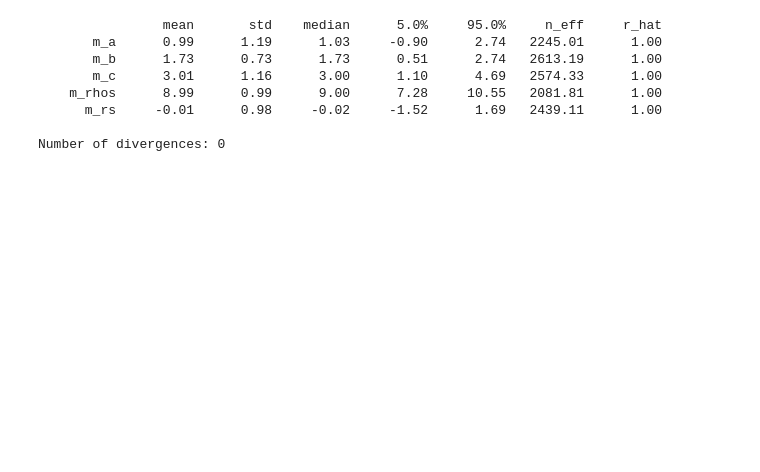
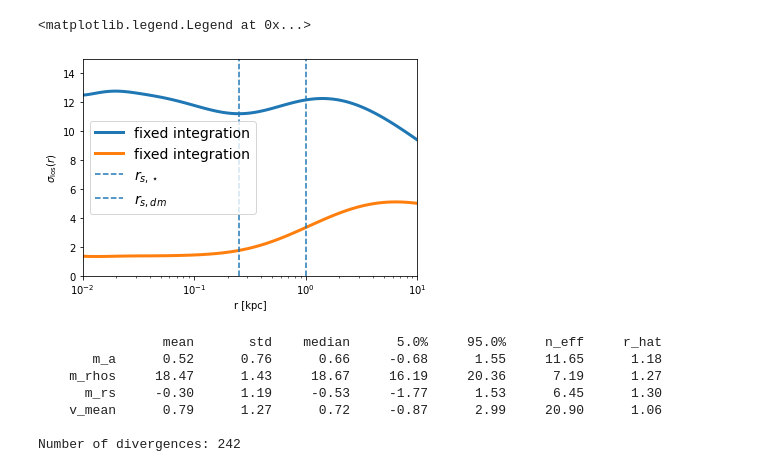
Before and after one commit to jguerra-astro/dynamicall, a Jupyter notebook: notebooks/example.ipynb, the cells around one changed output. Drawn from its saved outputs; the diff is of its cells as text; code cells hidden in the pictures; blank space fills up the shorter version.

```diff
--- a/notebooks/example.ipynb
+++ b/notebooks/example.ipynb
@@ -52,7 +68,7 @@ xmass,wmass  = np.loadtxt('/Users/juan/phd/projects/weird-jeans/src/data/gausleg
 xmass = jnp.array(xmass)
 wmass = jnp.array(wmass)
 
-xdisp,wdisp  = np.loadtxt('/Users/juan/phd/projects/weird-jeans/src/data/gausleg_100',delimiter=',')
+xdisp,wdisp  = np.loadtxt('/Users/juan/phd/projects/weird-jeans/src/data/gausleg_10',delimiter=',')
 
 xdisp = jnp.array(xdisp)
 wdisp = jnp.array(wdisp)
@@ -106,10 +122,12 @@ w = jnp.sin(xi)
 
 @jax.jit
 def mass_integral(r,rhos,rs,a,b,c):
+    q = r/rs
+    coeff = 4*jnp.pi * rhos*rs**2* q
+    # return coeff*jnp.sum(wi*jnp.cos(xi)*(r*jnp.sin(xi))**2 * density(r*jnp.sin(xi),1.0,1.0,a,b,c))
+    return coeff*jnp.sum(wi*s*(q*w)**2 * density(q*w,1.0,1.0,a,b,c))
 
-    coeff = 4*jnp.pi * rhos*rs**3* r
-    # return coeff*jnp.sum(wi*jnp.cos(xi)*(r*jnp.sin(xi))**2 * density(r*jnp.sin(xi),1.0,1.0,a,b,c))
-    return coeff*jnp.sum(wi*s*(r*w)**2 * density(r*w,1.0,1.0,a,b,c))
+vec_mass  = jax.vmap(mass_integral,in_axes=(0, None,None,None, None,None))
 
 vec_mass  = jax.vmap(mass_integral,in_axes=(0, None,None,None, None,None))
 # mass = vec_mass(r,rhos,rs,a,b,c)
@@ -141,10 +159,6 @@ def func2(x,R_,rhos,rs,a,b,c):
     sn = vec_dispn(x,rhos,rs,a,b,c)
     return sn*x/jnp.sqrt(x**2-R_**2)
 
-xcg = np.loadtxt('/Users/juan/phd/projects/weird-jeans/src/data/ChebyGauss100_x.txt')
-wcg = np.loadtxt('/Users/juan/phd/projects/weird-jeans/src/data/ChebyGauss100_w.txt')
-xcg = jnp.array(xcg)
-wcg = jnp.array(wcg)
 
 y0 = 0        # lowerbound
 y1 = jnp.pi/2 # upperbound
@@ -161,12 +175,14 @@ def test_dispersion(R_: float,rhos: float,rs: float,a: float,b: float,c: float)
     then using Gauss-Legendre transformation.
     using the transform x =
     '''
+    rhos= jnp.exp(rhos)
+    rs = jnp.exp(rs)
     # y0 = 0        # lowerbound
     # y1 = jnp.pi/2 # upperbound
     # # Modified weights and points for
     # xk = 0.5*(y1-y0)* xdisp + 0.5*(y1+y0)
     # wk = 0.5*(y1-y0)* wdisp
     # return 2* R_* jnp.sum(wk*jnp.cos(xk)*func2(R_/jnp.sin(xk),R_,rhos,rs,a,b,c)/jnp.sin(xk)**2,axis=0)/JeansOM.projected_stars(R_,0.25)
-    return 2* R_* jnp.sum(wk*cosk*func2(R_/sink,R_,rhos,rs,a,b,c)/sink**2,axis=0)/JeansOM.projected_stars(R_,0.25)
+    return 9.5214061e32*2* R_* jnp.sum(wk*cosk*func2(R_/sink,R_,rhos,rs,a,b,c)/sink**2,axis=0)/JeansOM.projected_stars(R_,0.25)
 
 vec_dispb = jax.vmap(test_dispersion,in_axes=(0, None, None,None,None,None))
@@ -178,0 +189,31 @@ from numpyro.infer import MCMC, NUTS
+# %%
+r = jnp.logspace(-2,1,100)
+# NFW
+rhos = np.log(6.4e7)
+rs   = np.log(1.0)
+a    = 1.0
+b    = 1.0
+c    = 3.0
+
+disp_test = vec_dispb(r,rhos,rs,a,b,c)
+disp_test2 = vec_dispb(r,np.log(1e7),np.log(2),0,b,c)
+import astropy.units as u
+fig,ax = plt.subplots()
+
+ax.plot(r,jnp.sqrt(disp_test),lw=3,label = 'fixed integration')
+ax.plot(r,jnp.sqrt(disp_test2),lw=3,label = 'fixed integration')
+# ax.plot(r,jnp.sqrt((G*testdisp4*u.kpc**2/u.s**2).to(u.km**2/u.s**2).value),lw=3,label = 'scipy',linestyle='--')
+ax.axvline(0.25,linestyle='--',label=r'$r_{s,\star}$')
+ax.axvline(1,linestyle='--',label=r'$r_{s,dm}$')
+ax.set(
+    xlabel = r'r [kpc]',
+    ylabel = r'$\sigma_{\mathrm{los}}(r)$',
+    xscale='log',
+    # yscale='symlog'
+    xlim  = (.01,10),
+    ylim=(0,15),
+)
+plt.legend(fontsize=14)
+# %% [output]
+<matplotlib.legend.Legend at 0x...>
+[figure, added]
@@ -200,8 +235,8 @@ from jax import random
 rng_key = random.PRNGKey(0)
 rng_key, rng_key_ = random.split(rng_key)
 
-# Run NUTS.
-kernel = NUTS(model)
+# Run NUTS
+kernel = NUTS(model_flat)
 num_samples = 2000
 mcmc = MCMC(kernel, num_warmup=1000, num_samples=num_samples)
 mcmc.run(rng_key_,data= data,error=error)
@@ -209,10 +244,9 @@ mcmc.print_summary()
 samples_1 = mcmc.get_samples()
 # %% [output]
                 mean       std    median      5.0%     95.0%     n_eff     r_hat
-       m_a      0.99      1.19      1.03     -0.90      2.74   2245.01      1.00
-       m_b      1.73      0.73      1.73      0.51      2.74   2613.19      1.00
-       m_c      3.01      1.16      3.00      1.10      4.69   2574.33      1.00
-    m_rhos      8.99      0.99      9.00      7.28     10.55   2081.81      1.00
-      m_rs     -0.01      0.98     -0.02     -1.52      1.69   2439.11      1.00
+       m_a      0.52      0.76      0.66     -0.68      1.55     11.65      1.18
+    m_rhos     18.47      1.43     18.67     16.19     20.36      7.19      1.27
+      m_rs     -0.30      1.19     -0.53     -1.77      1.53      6.45      1.30
+    v_mean      0.79      1.27      0.72     -0.87      2.99     20.90      1.06
 
-Number of divergences: 0
+Number of divergences: 242
```
Also changed, not shown: parts of 13 cells of this notebook, 11 other files.
